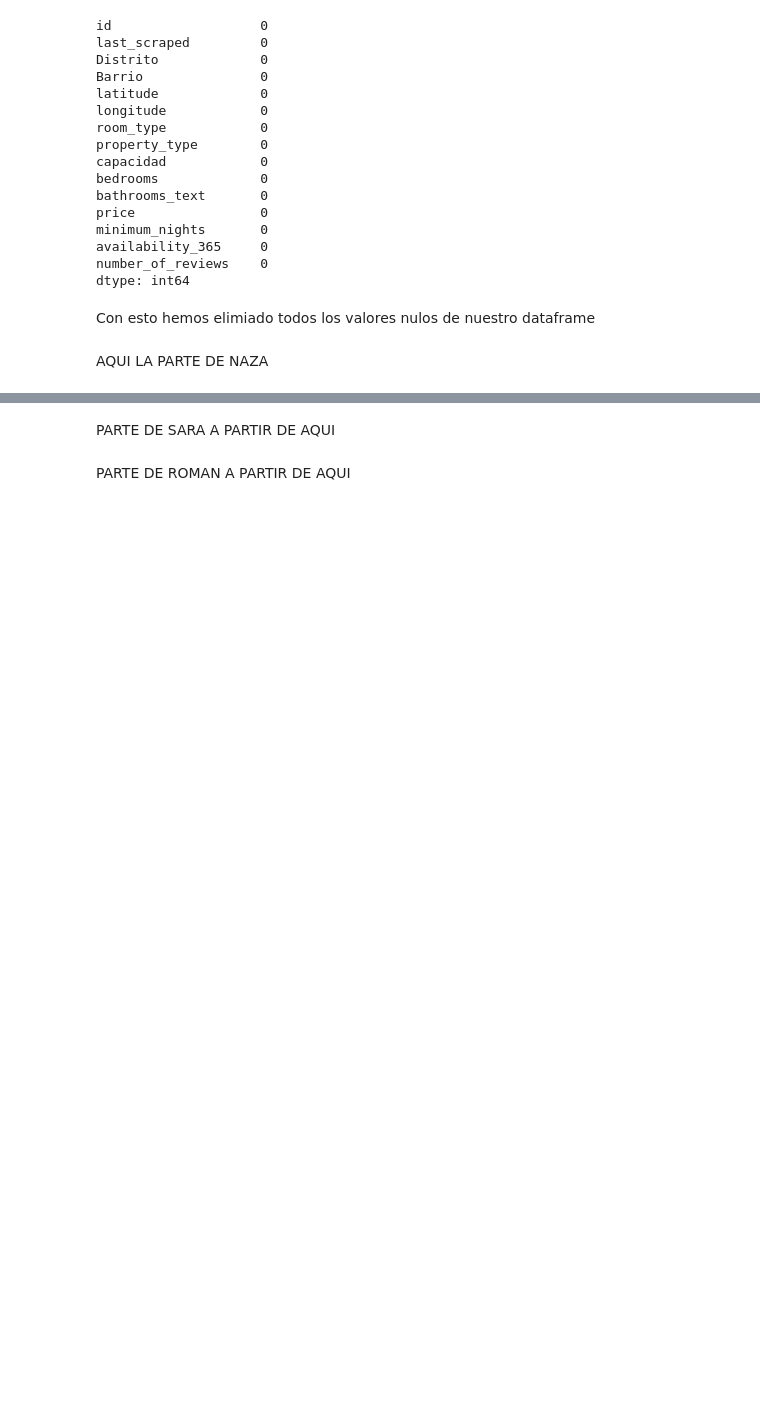
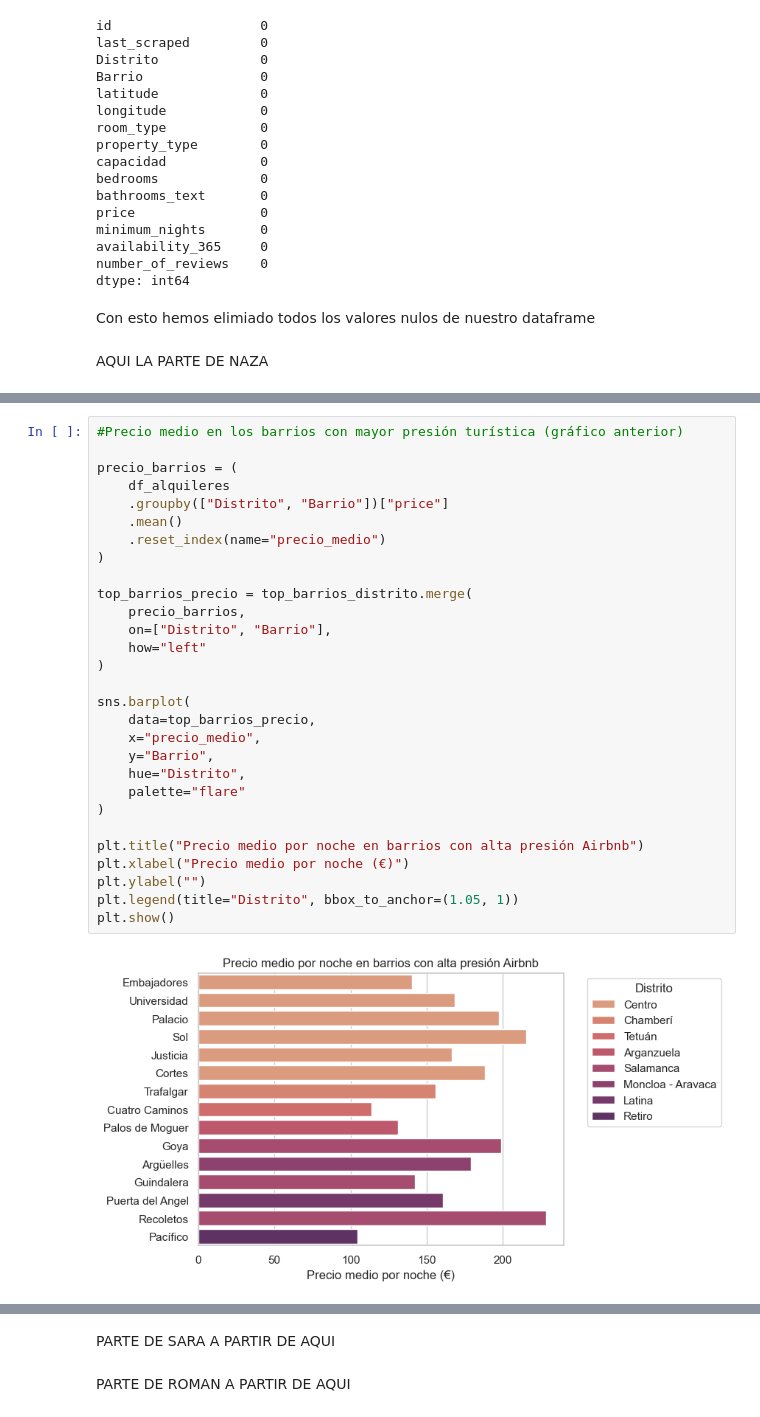
Before and after one commit to JavierPasAg/EDA_Oferta_Turistica_vs_Precios_Madrid, a Jupyter notebook: main_final.ipynb, the cells around one changed output, grey strips where cells are left out. Saved outputs shown, nothing was run; the diff lists cells and outputs as text; blank space fills up the shorter version.

```diff
--- a/main_final.ipynb
+++ b/main_final.ipynb
@@ -474,0 +537,31 @@ AQUI LA PARTE DE NAZA
+# %%
+#Precio medio en los barrios con mayor presión turística (gráfico anterior)
+
+precio_barrios = (
+    df_alquileres
+    .groupby(["Distrito", "Barrio"])["price"]
+    .mean()
+    .reset_index(name="precio_medio")
+)
+
+top_barrios_precio = top_barrios_distrito.merge(
+    precio_barrios,
+    on=["Distrito", "Barrio"],
+    how="left"
+)
+
+sns.barplot(
+    data=top_barrios_precio,
+    x="precio_medio",
+    y="Barrio",
+    hue="Distrito",
+    palette="flare"
+)
+
+plt.title("Precio medio por noche en barrios con alta presión Airbnb")
+plt.xlabel("Precio medio por noche (€)")
+plt.ylabel("")
+plt.legend(title="Distrito", bbox_to_anchor=(1.05, 1))
+plt.show()
+# %% [output]
+[figure, added]
```
Also changed, not shown: parts of 7 cells of this notebook.
